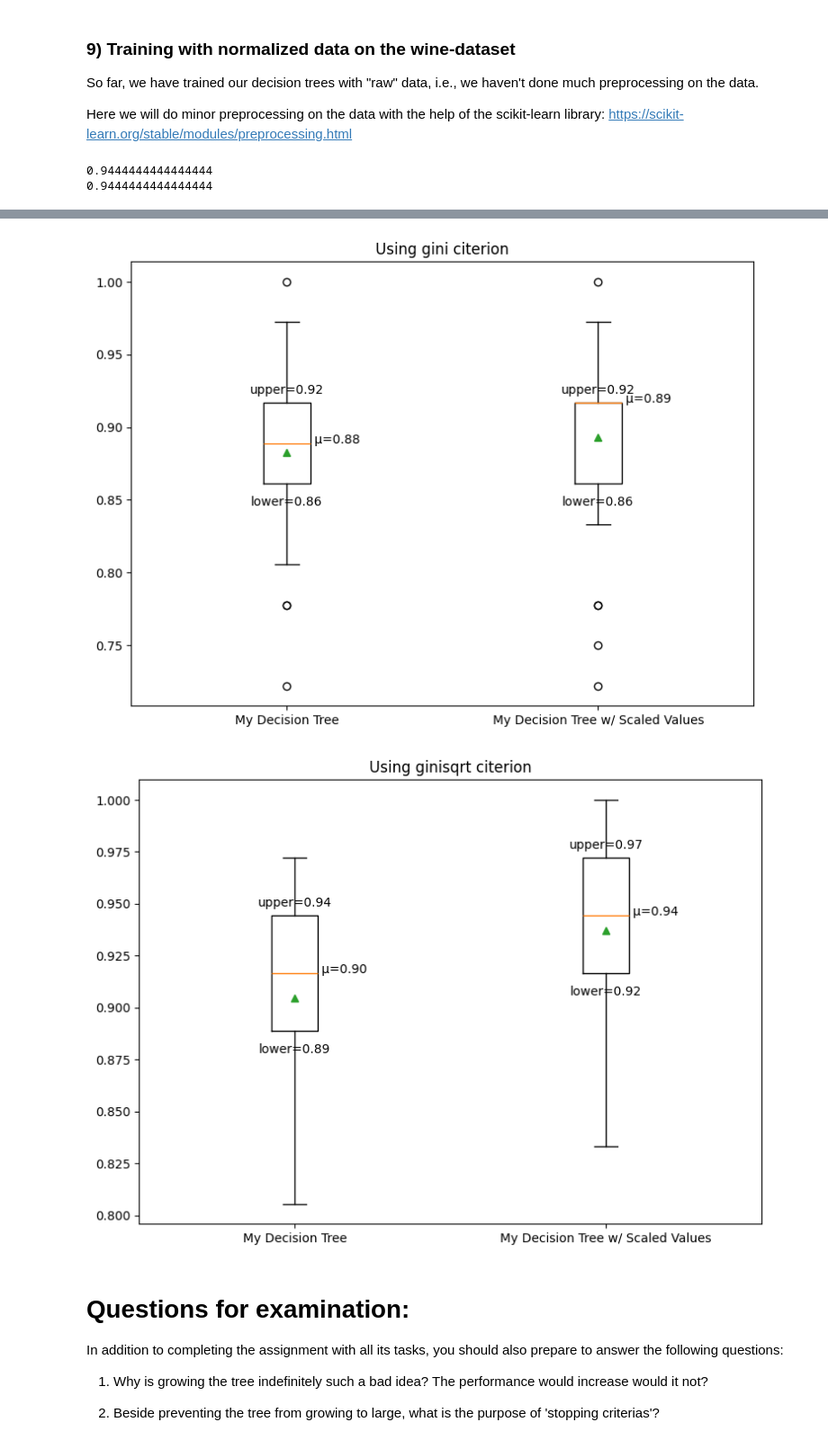
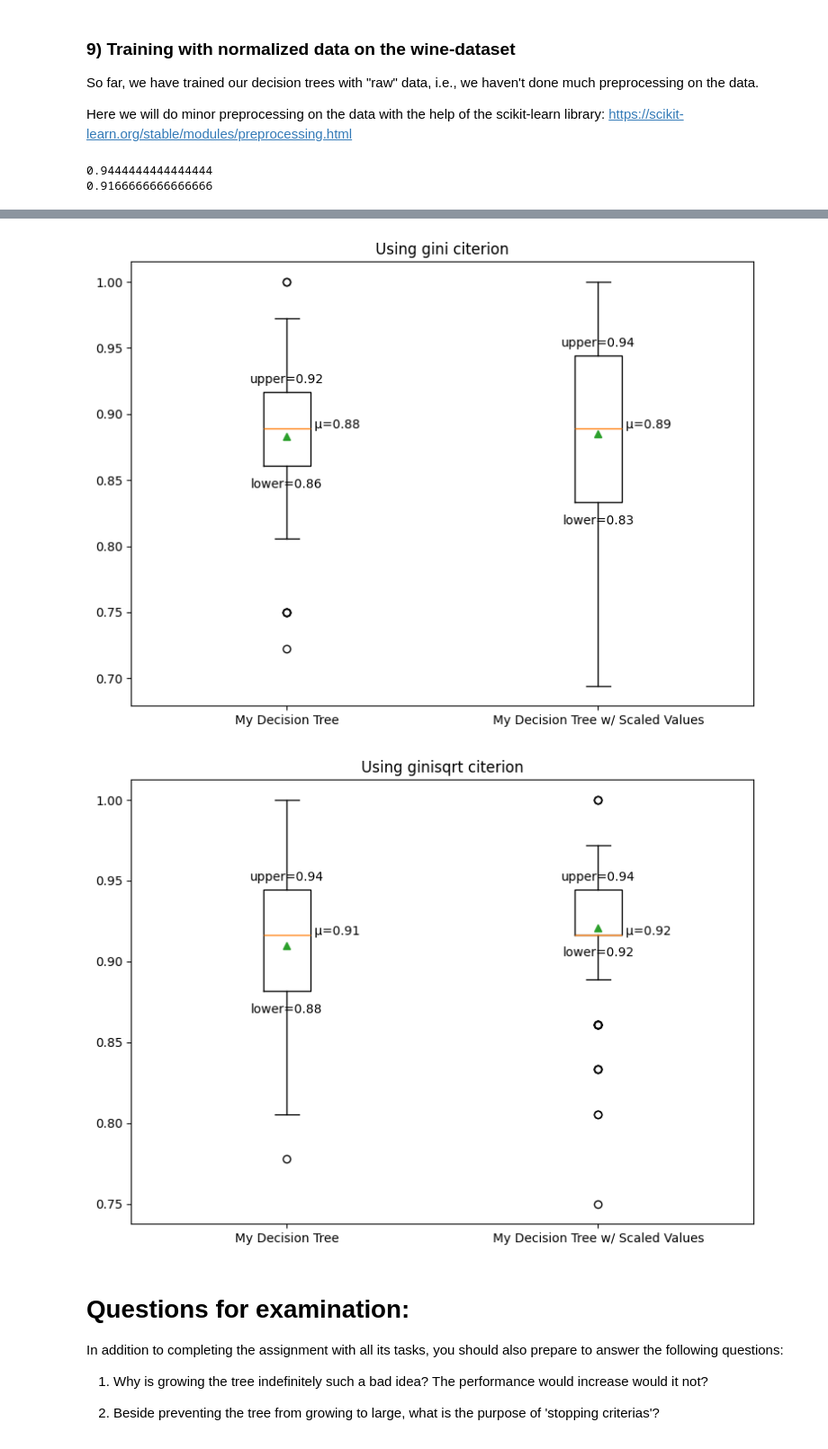
Before and after one commit to JoelScarinius/Decision_Tree_Induction, a Jupyter notebook: ML-Assignment_2_Alexander_Forsanker.ipynb, the cells around one changed output, grey strips where cells are left out. Shown: that part at 90% size. Cells and saved outputs as stored; diff of their text form; code cells hidden in the pictures.

```diff
--- a/ML-Assignment_2_Alexander_Forsanker.ipynb
+++ b/ML-Assignment_2_Alexander_Forsanker.ipynb
@@ -575,11 +575,10 @@ criterions = ['entropy', 'gini', 'ginisqrt']
 for criteria in criterions:
     my_accuracies = []
     my_accuracies_scaled = []
-    for _ in range(50):
+    for _ in range(100):
         X_train, X_test, y_train, y_test = train_test_split(X, y, test_size=0.2, shuffle=True)
-        min_max_scaler = preprocessing.MinMaxScaler()
-        X_train_minmax = min_max_scaler.fit_transform(X_train)
-        X_test_minmax = min_max_scaler.transform(X_test)
+        X_train_minmax = preprocessing.normalize(X_train)
+        X_test_minmax = preprocessing.normalize(X_test)
 
         number_of_features = X.shape[1]
         root = grow_tree(X_train, y_train, number_of_features, max_depth=10, min_samples_for_split=2, criterion=criteria)
@@ -622,4 +621,4 @@ for i, bpd in enumerate(boxPlotDataArrays):
     plt.show()
 # %% [output]
 0.9444444444444444
-0.9444444444444444
+0.9166666666666666
@@ -627,5 +626,5 @@ for i, bpd in enumerate(boxPlotDataArrays):
-[figure, old version]
+[figure, new version]
-[figure, old version]
+[figure, new version]
 # %% [markdown]
 # Questions for examination:
 
```
Also changed, not shown: parts of 5 cells of this notebook.
